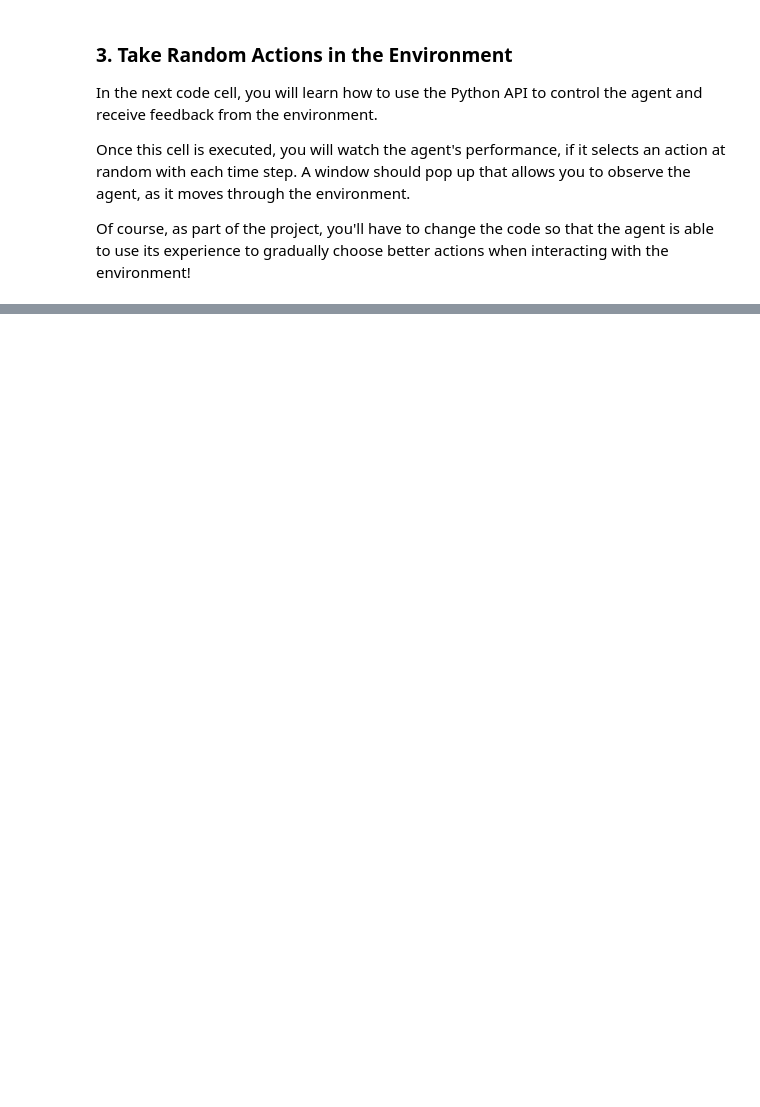
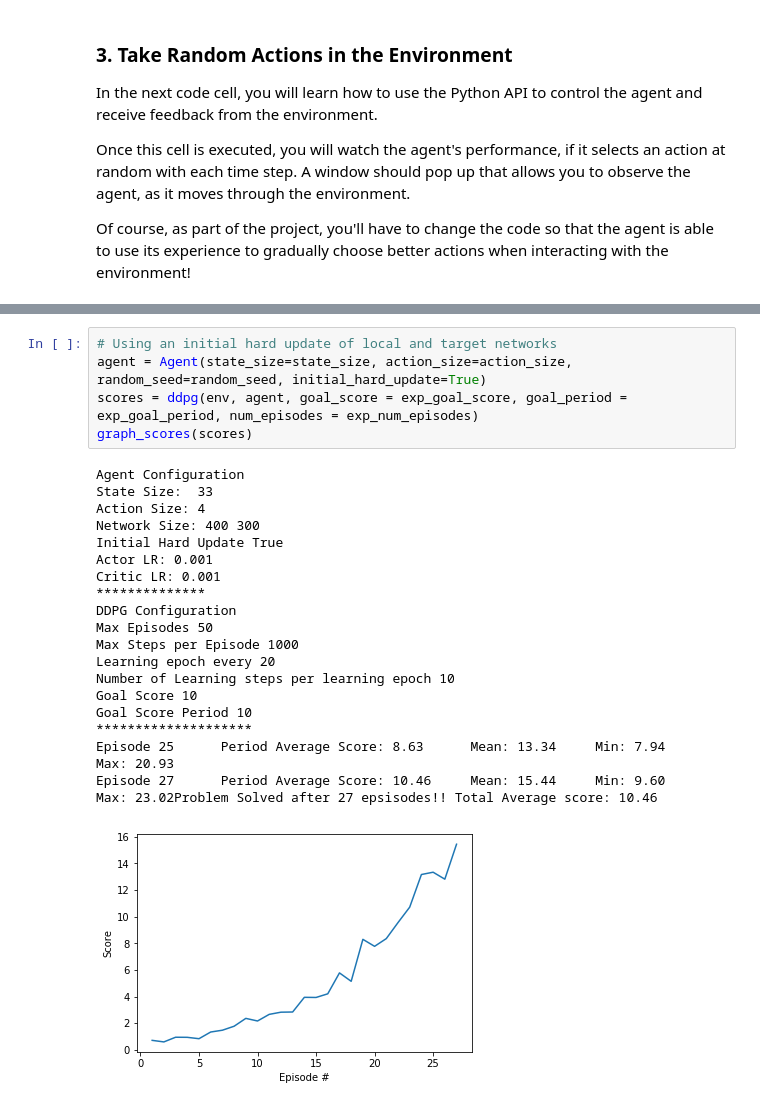
Before and after one commit to BillMatthews/drlnd-continous-control, a Jupyter notebook: Continuous_Control.ipynb, the cells around one changed output, grey strips where cells are left out. Saved outputs shown, nothing was run; the diff lists cells and outputs as text; blank space fills up the shorter version.

```diff
--- a/Continuous_Control.ipynb
+++ b/Continuous_Control.ipynb
@@ -602,0 +563,25 @@ for rate in tau_rates:
+# %%
+# Using an initial hard update of local and target networks
+agent = Agent(state_size=state_size, action_size=action_size, random_seed=random_seed, initial_hard_update=True)
+scores = ddpg(env, agent, goal_score = exp_goal_score, goal_period = exp_goal_period, num_episodes = exp_num_episodes)
+graph_scores(scores)
+# %% [output]
+Agent Configuration
+State Size:  33
+Action Size: 4
+Network Size: 400 300
+Initial Hard Update True
+Actor LR: 0.001
+Critic LR: 0.001
+**************
+DDPG Configuration
+Max Episodes 50
+Max Steps per Episode 1000
+Learning epoch every 20
+Number of Learning steps per learning epoch 10
+Goal Score 10
+Goal Score Period 10
+********************
+Episode 25      Period Average Score: 8.63      Mean: 13.34     Min: 7.94       Max: 20.93
+Episode 27      Period Average Score: 10.46     Mean: 15.44     Min: 9.60       Max: 23.02Problem Solved after 27 epsisodes!! Total Average score: 10.46
+[figure, added]
```
Also changed, not shown: parts of 62 cells of this notebook, 5 other files.
